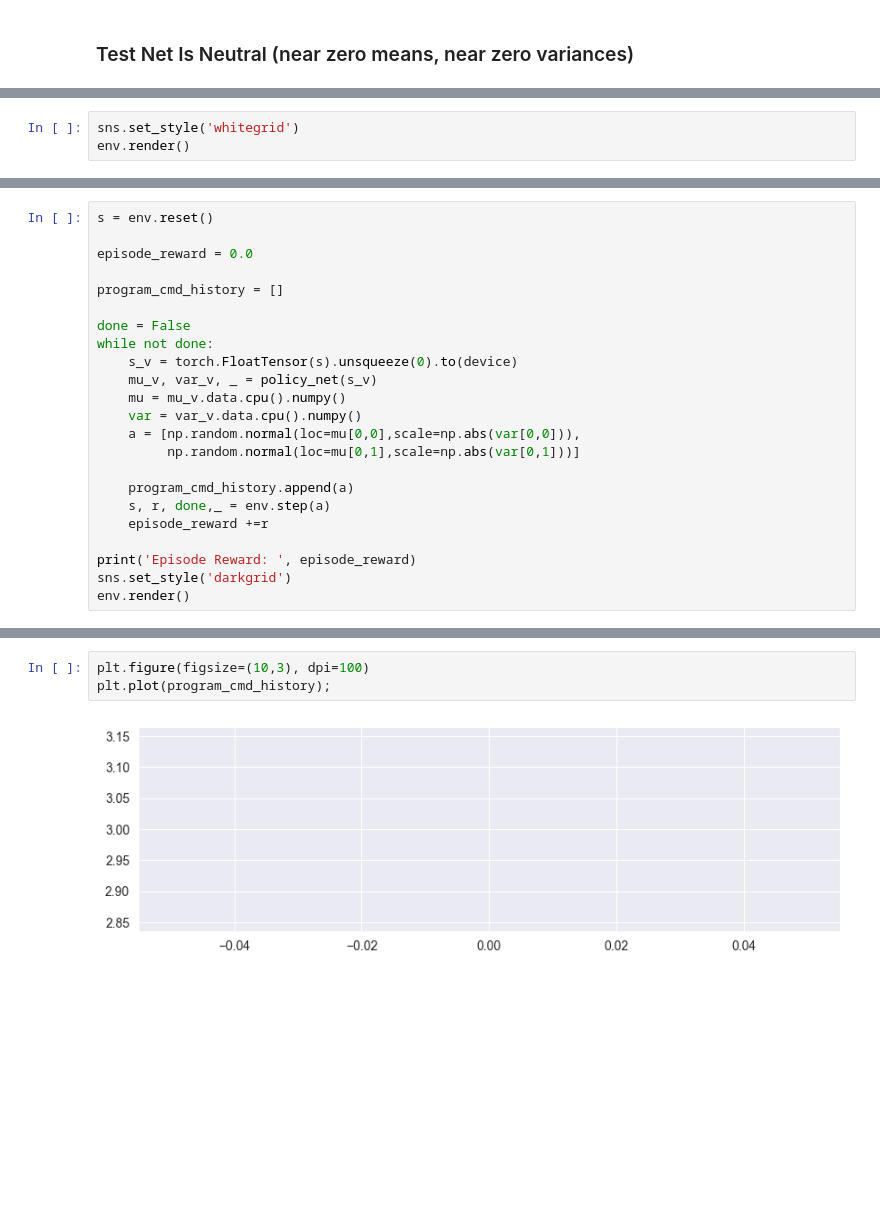
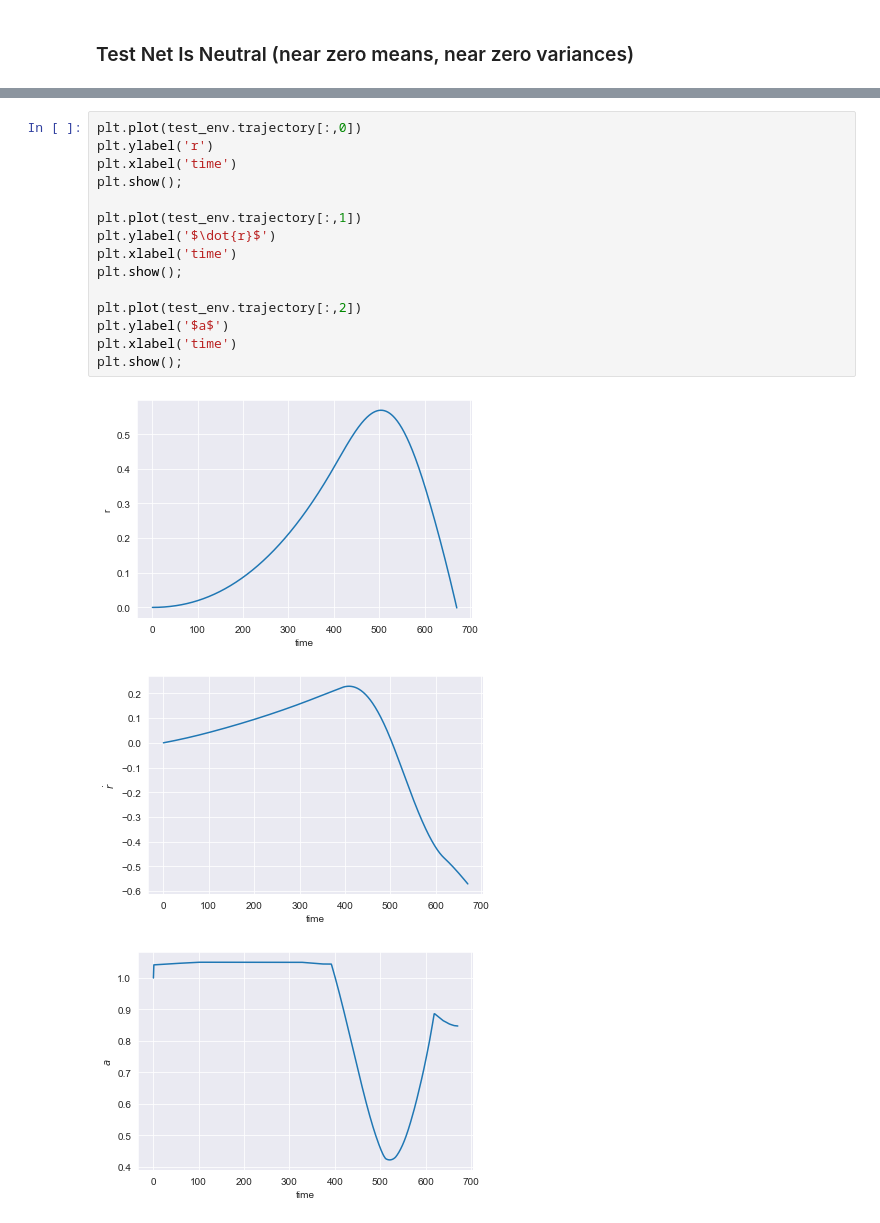
Before and after one commit to BVPhD/RL_scratch, a Jupyter notebook: Hover_at_height.ipynb, the cells around one changed output, grey strips where cells are left out. Cells and saved outputs as stored; diff of their text form; blank space fills up the shorter version.

```diff
--- a/Hover_at_height.ipynb
+++ b/Hover_at_height.ipynb
@@ -594,3 +368,0 @@ episode_R
-# %%
-sns.set_style('whitegrid')
-env.render()
@@ -624,23 +368,0 @@ sns.distplot(total_rewards,kde=False);
-# %%
-s = env.reset()
-
-episode_reward = 0.0
-
-program_cmd_history = []
-
-done = False
-while not done:
-    s_v = torch.FloatTensor(s).unsqueeze(0).to(device)
-    mu_v, var_v, _ = policy_net(s_v)
-    mu = mu_v.data.cpu().numpy()
-    var = var_v.data.cpu().numpy()
-    a = [np.random.normal(loc=mu[0,0],scale=np.abs(var[0,0])),
-         np.random.normal(loc=mu[0,1],scale=np.abs(var[0,1]))]
-
-    program_cmd_history.append(a)
-    s, r, done,_ = env.step(a)
-    episode_reward +=r
-
-print('Episode Reward: ', episode_reward)
-sns.set_style('darkgrid')
-env.render()
@@ -651,5 +369,19 @@ Episode Reward:  -1105.2090478697733
-# %%
-plt.figure(figsize=(10,3), dpi=100)
-plt.plot(program_cmd_history);
-# %% [output]
-[figure, removed]
+# %%
+plt.plot(test_env.trajectory[:,0])
+plt.ylabel('r')
+plt.xlabel('time')
+plt.show();
+
+plt.plot(test_env.trajectory[:,1])
+plt.ylabel('$\dot{r}$')
+plt.xlabel('time')
+plt.show();
+
+plt.plot(test_env.trajectory[:,2])
+plt.ylabel('$a$')
+plt.xlabel('time')
+plt.show();
+# %% [output]
+[figure, added]
+[figure, added]
+[figure, added]
```
Also changed, not shown: parts of 43 cells of this notebook.
